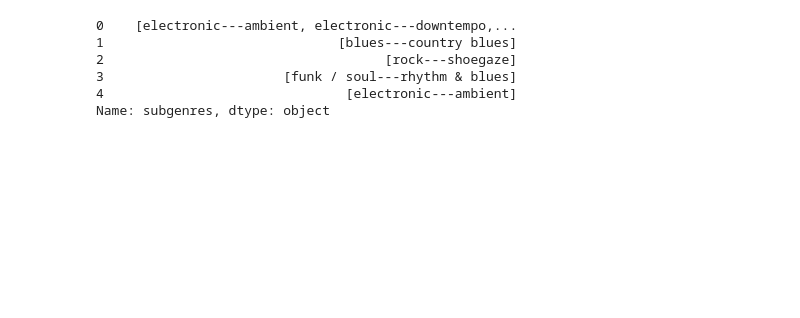
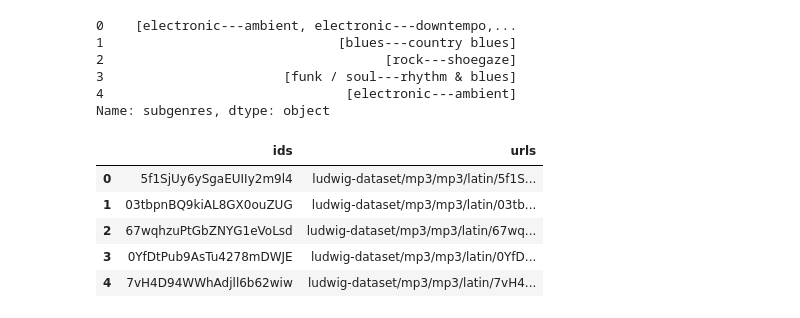
Before and after one commit to adaschevici/qdrant-protos, a Jupyter notebook: qdrant_and_audio.ipynb, the cells around one changed output. Cells and saved outputs as stored; diff of their text form; code cells hidden in the pictures; blank space fills up the shorter version.

```diff
--- a/qdrant_and_audio.ipynb
+++ b/qdrant_and_audio.ipynb
@@ -129,3 +129,17 @@ clean_labels["subgenres"].head()
 3                       [funk / soul---rhythm & blues]
 4                               [electronic---ambient]
 Name: subgenres, dtype: object
+# %%
+file_path = data_path / "mp3" / "mp3" / "latin" / "*.mp3"
+files = glob(str(file_path))
+ids = [i.split("/")[-1].replace(".mp3", "") for i in files]
+music_paths = pd.DataFrame(zip(ids, files), columns=["ids", "urls"])
+
+music_paths.head()
+# %% [output]
+|  | ids | urls |
+| 0 | 5f1SjUy6ySgaEUIIy2m9l4 | ludwig-dataset/mp3/mp3/latin/5f1S... |
+| 1 | 03tbpnBQ9kiAL8GX0ouZUG | ludwig-dataset/mp3/mp3/latin/03tb... |
+| 2 | 67wqhzuPtGbZNYG1eVoLsd | ludwig-dataset/mp3/mp3/latin/67wq... |
+| 3 | 0YfDtPub9AsTu4278mDWJE | ludwig-dataset/mp3/mp3/latin/0YfD... |
+| 4 | 7vH4D94WWhAdjll6b62wiw | ludwig-dataset/mp3/mp3/latin/7vH4... |
```
Also changed, not shown: parts of 1 cell of this notebook.
